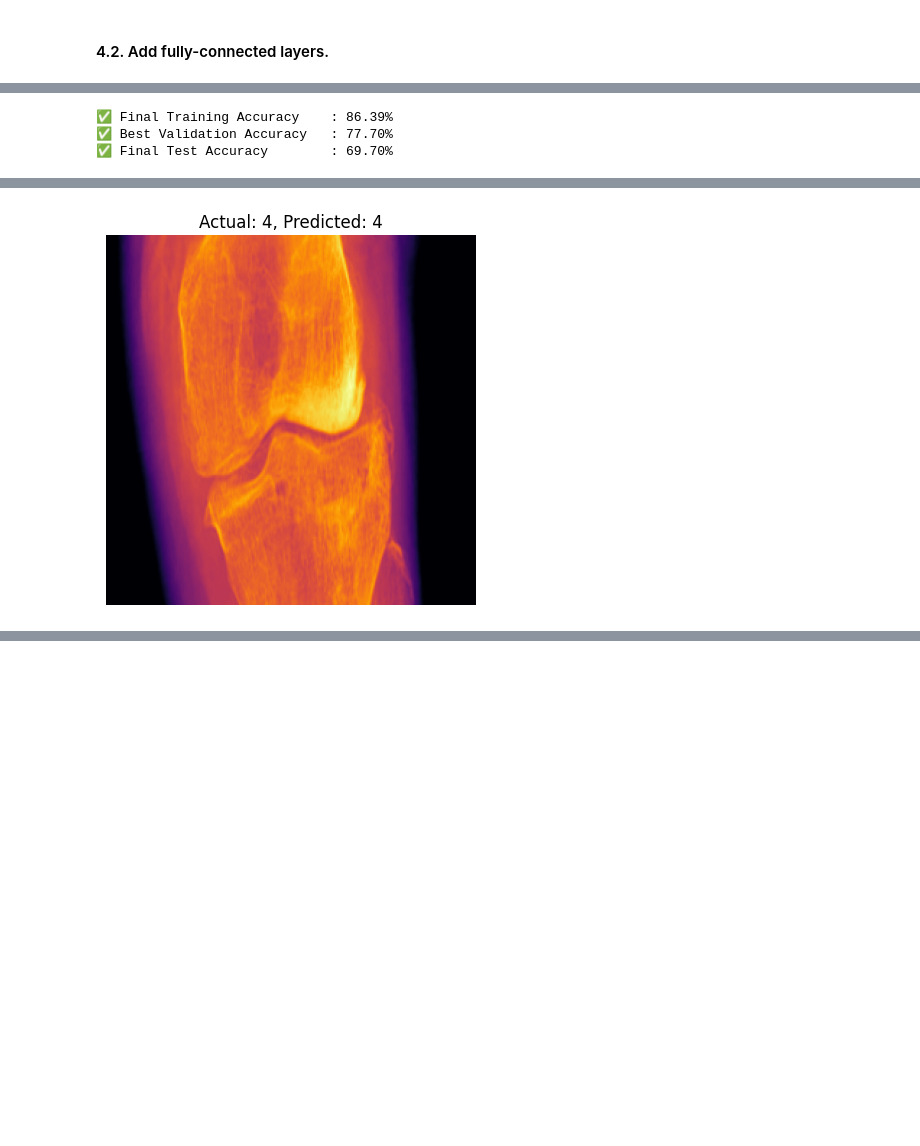
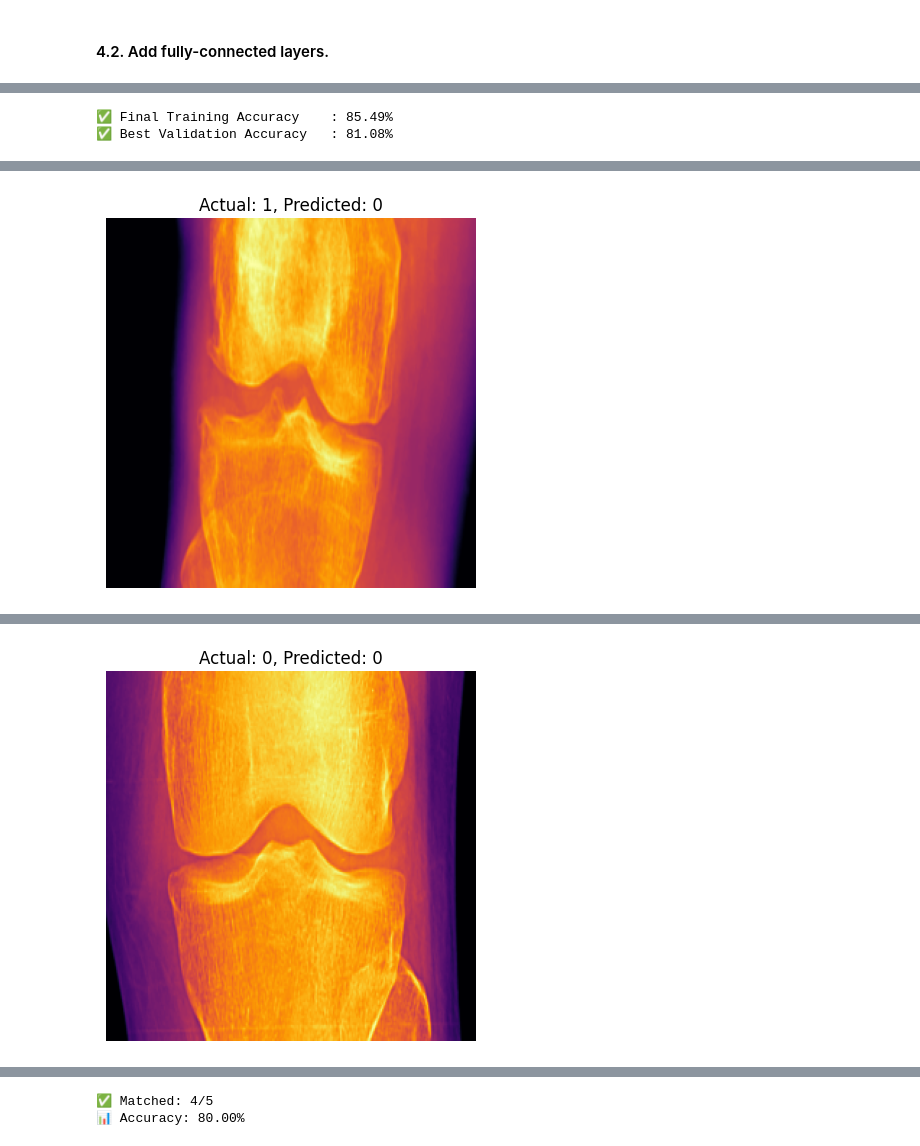
Before and after one commit to soheldatta17/Knee-Arthritis-Detection, a Jupyter notebook: KneeArthritisDetectionMainSample.ipynb, the cells around one changed output, grey strips where cells are left out. Drawn from its saved outputs; the diff is of its cells as text; code cells hidden in the pictures; blank space fills up the shorter version.

```diff
--- a/KneeArthritisDetectionMainSample.ipynb
+++ b/KneeArthritisDetectionMainSample.ipynb
@@ -534,14 +541,12 @@ best_val_acc = max(history.history['val_accuracy'])
 # Print final results
 print(f"✅ Final Training Accuracy    : {train_acc_final * 100:.2f}%")
 print(f"✅ Best Validation Accuracy   : {best_val_acc * 100:.2f}%")
-print(f"✅ Final Test Accuracy        : {test_acc * 100:.2f}%")
 # %% [output]
-✅ Final Training Accuracy    : 86.39%
-✅ Best Validation Accuracy   : 77.70%
-✅ Final Test Accuracy        : 69.70%
+✅ Final Training Accuracy    : 85.49%
+✅ Best Validation Accuracy   : 81.08%
 # %%
 correct_predictions = 0
-total_predictions = 1
+total_predictions = 5
 
 # Shuffle and take 5 random samples
 for image, label in test_dataset.shuffle(1000).take(total_predictions):
@@ -576 +581 @@ Actual Label: 4 | Predicted Label: 4
-[figure, old version]
+[figure, new version]
@@ -578,0 +584 @@ Actual Label: 4 | Predicted Label: 4
+[figure, added]
@@ -578,0 +594,2 @@ Actual Label: 4 | Predicted Label: 4
+✅ Matched: 4/5
+📊 Accuracy: 80.00%
```
Also changed, not shown: parts of 16 cells of this notebook.
